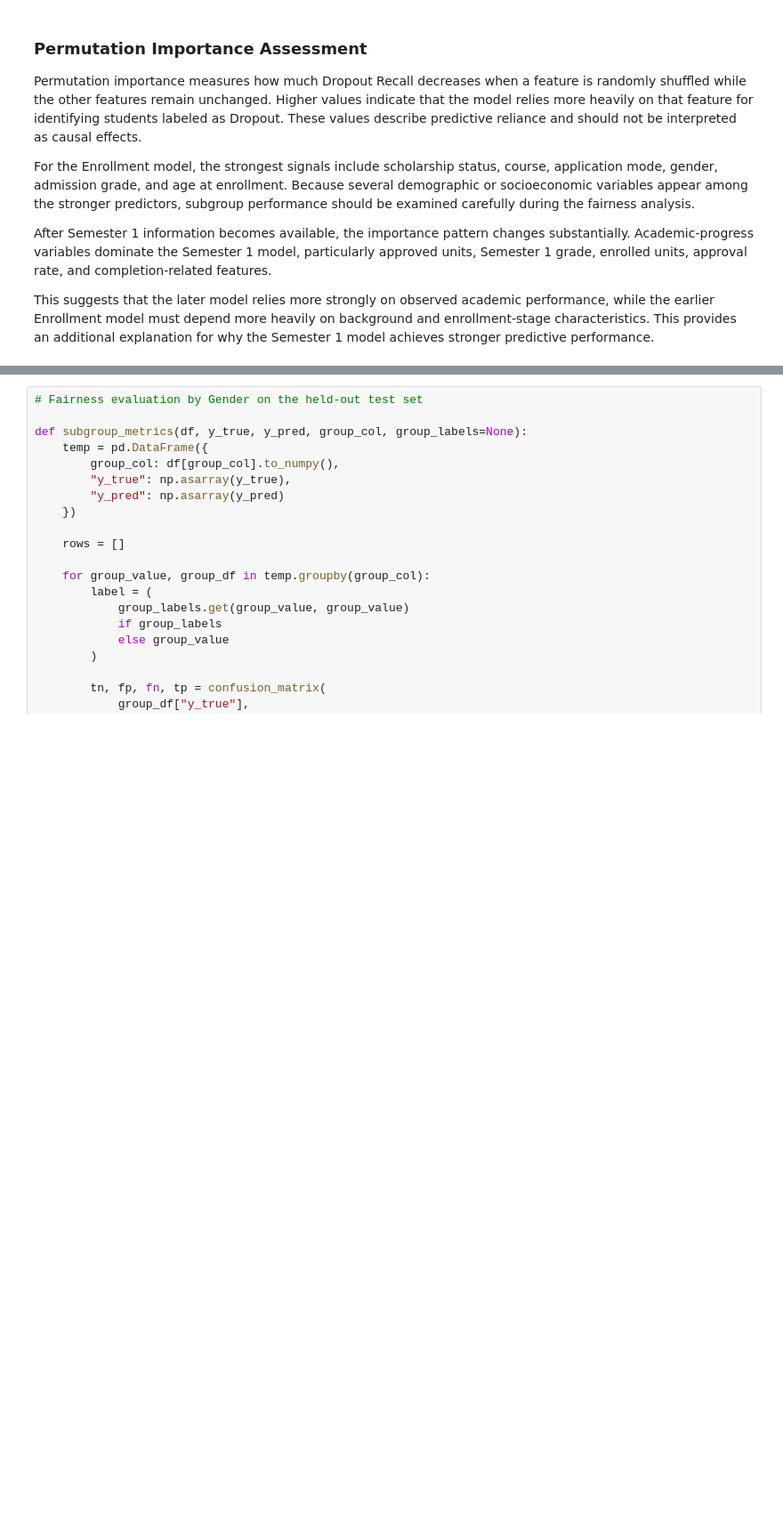
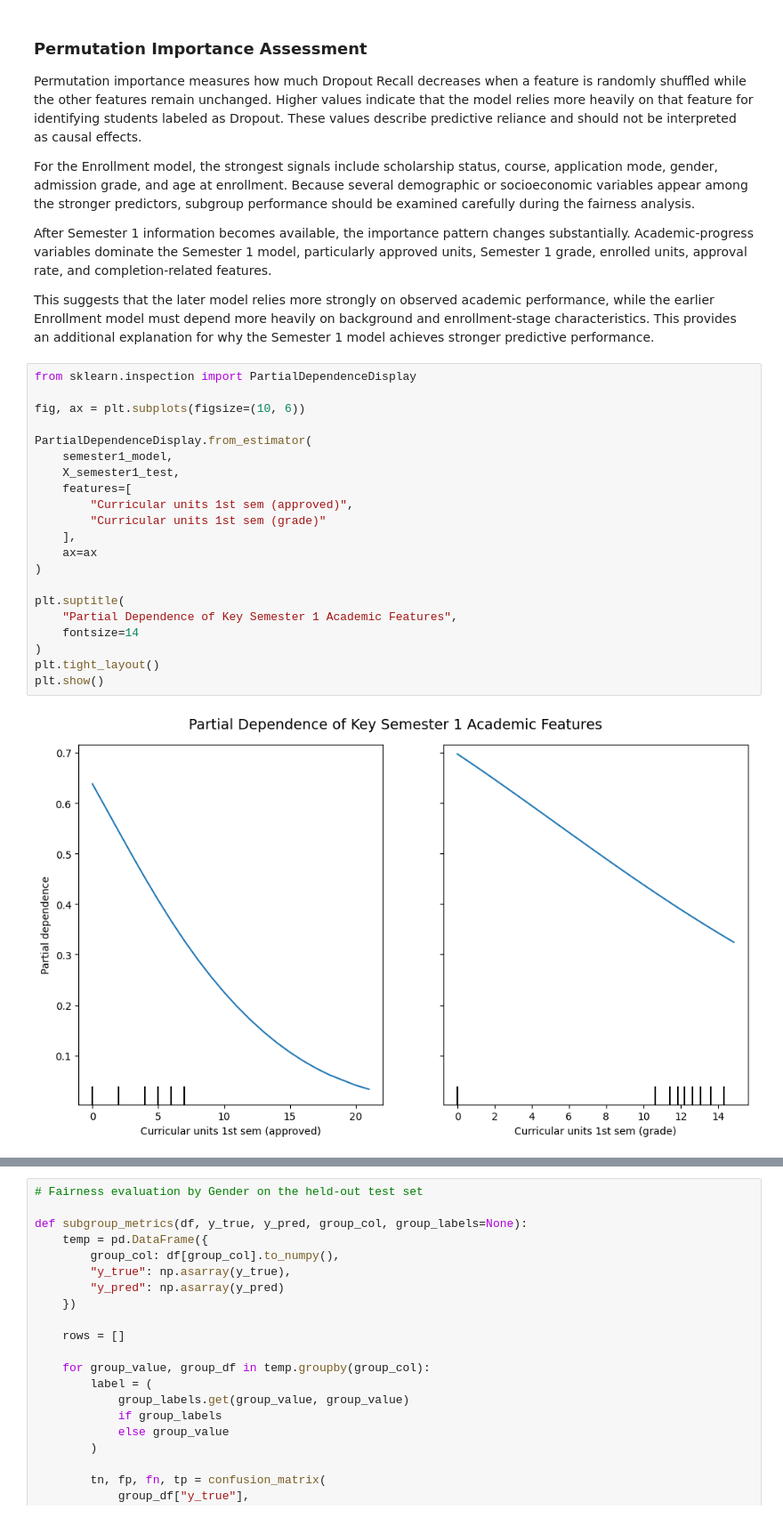
Before and after one commit to rayvaril/student-dropout-capstone, a Jupyter notebook: notebooks/05_explainability_fairness.ipynb, the cells around one changed output, grey strips where cells are left out. Shown at 89% size. Drawn from its saved outputs; the diff is of its cells as text; blank space fills up the shorter version.

```diff
--- a/notebooks/05_explainability_fairness.ipynb
+++ b/notebooks/05_explainability_fairness.ipynb
@@ -333,3 +333,26 @@ For the Enrollment model, the strongest signals include scholarship status, cour
 After Semester 1 information becomes available, the importance pattern changes substantially. Academic-progress variables dominate the Semester 1 model, particularly approved units, Semester 1 grade, enrolled units, approval rate, and completion-related features.
 
 This suggests that the later model relies more strongly on observed academic performance, while the earlier Enrollment model must depend more heavily on background and enrollment-stage characteristics. This provides an additional explanation for why the Semester 1 model achieves stronger predictive performance.
+# %%
+from sklearn.inspection import PartialDependenceDisplay
+
+fig, ax = plt.subplots(figsize=(10, 6))
+
+PartialDependenceDisplay.from_estimator(
+    semester1_model,
+    X_semester1_test,
+    features=[
+        "Curricular units 1st sem (approved)",
+        "Curricular units 1st sem (grade)"
+    ],
+    ax=ax
+)
+
+plt.suptitle(
+    "Partial Dependence of Key Semester 1 Academic Features",
+    fontsize=14
+)
+plt.tight_layout()
+plt.show()
+# %% [output]
+[figure, added]
```
Also changed, not shown: parts of 5 cells of this notebook.
